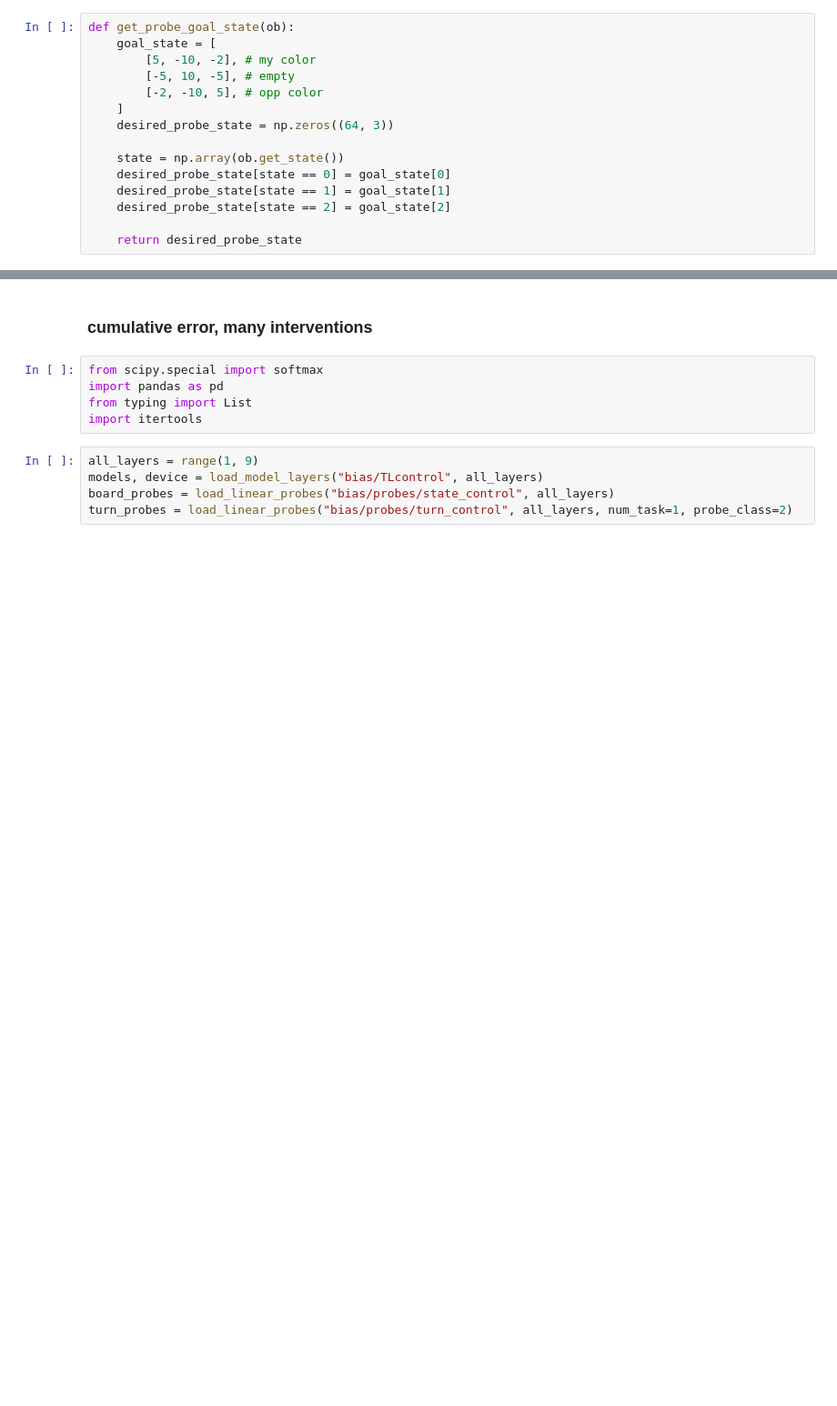
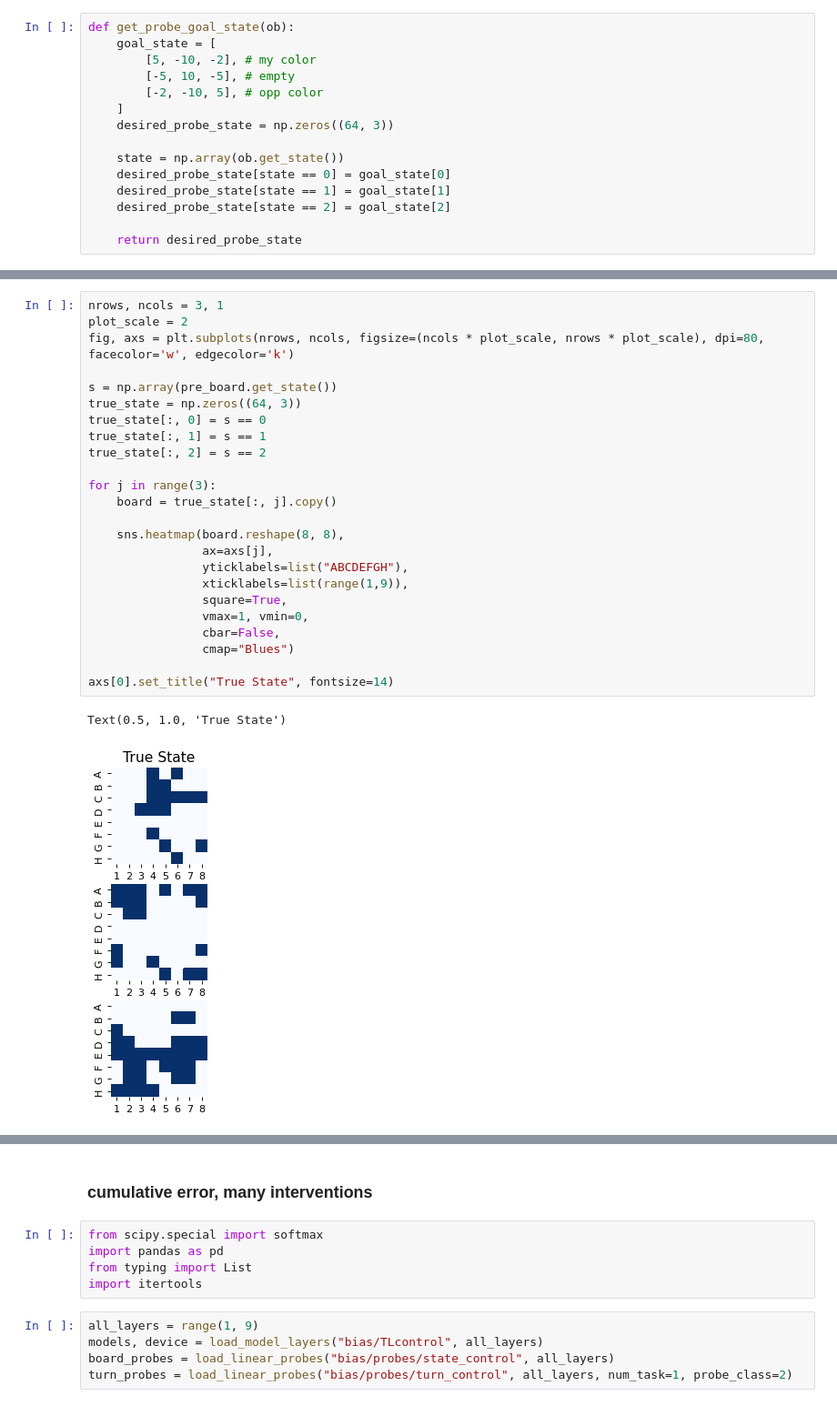
Before and after one commit to icemoon97/othello_world, a Jupyter notebook: linear_board_probes.ipynb, the cells around one changed output, grey strips where cells are left out. Shown at 91% size. Saved outputs shown, nothing was run; the diff lists cells and outputs as text; blank space fills up the shorter version.

```diff
--- a/linear_board_probes.ipynb
+++ b/linear_board_probes.ipynb
@@ -1076,3 +1076,30 @@ def chart_board_probes_over_intervention(data, i_layers):
+# %%
+nrows, ncols = 3, 1
+plot_scale = 2
+fig, axs = plt.subplots(nrows, ncols, figsize=(ncols * plot_scale, nrows * plot_scale), dpi=80, facecolor='w', edgecolor='k')
+
+s = np.array(pre_board.get_state())
+true_state = np.zeros((64, 3))
+true_state[:, 0] = s == 0
+true_state[:, 1] = s == 1
+true_state[:, 2] = s == 2
+
+for j in range(3):
+    board = true_state[:, j].copy()
+
+    sns.heatmap(board.reshape(8, 8),
+                ax=axs[j],
+                yticklabels=list("ABCDEFGH"),
+                xticklabels=list(range(1,9)),
+                square=True,
+                vmax=1, vmin=0,
+                cbar=False,
+                cmap="Blues")
+
+axs[0].set_title("True State", fontsize=14)
+# %% [output]
+Text(0.5, 1.0, 'True State')
+[figure, added]
 # %%
 chart_board_probes_over_intervention(saved_board_probe_logits, i_layers)
 # %% [output]
```
Also changed, not shown: parts of 14 cells of this notebook, 2 other files.
